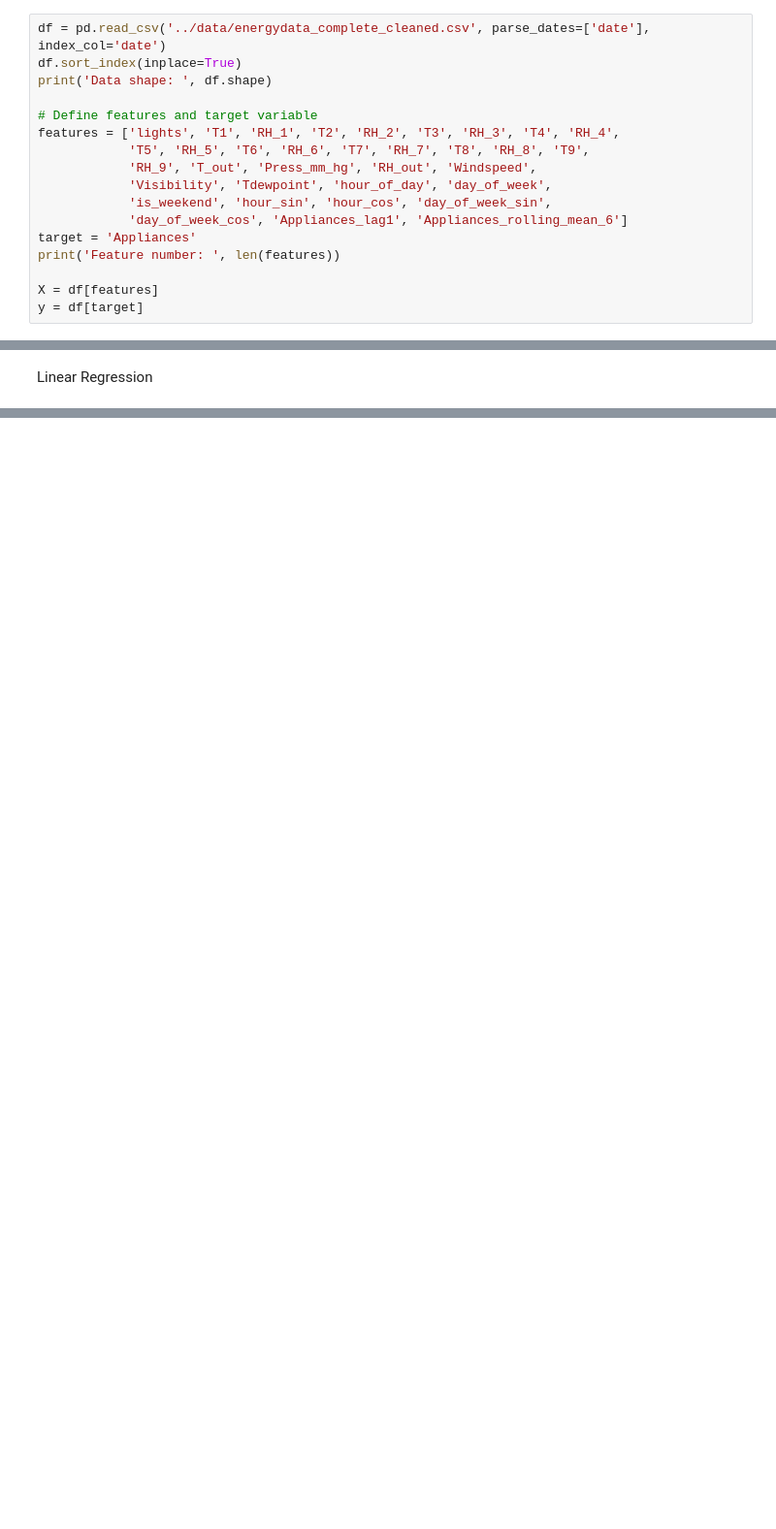
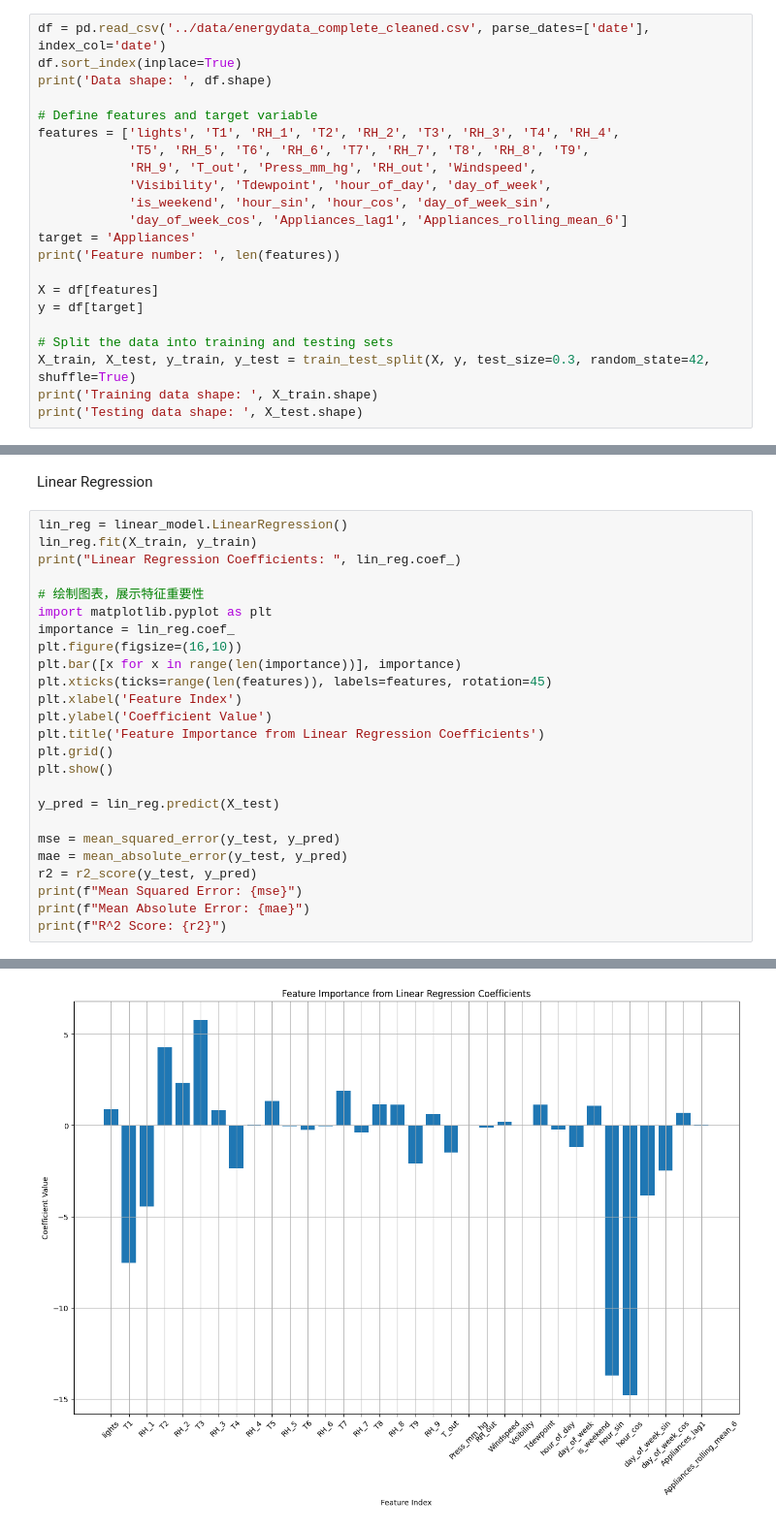
Before and after one commit to CatPieee/Appliances-Energy-Consumption-Forecasting-Using-Time-Series-Machine-Learning, a Jupyter notebook: notebooks/3.0-Traditional_ML_Experimentation.ipynb, the cells around one changed output, grey strips where cells are left out. Shown at 97% size. Saved outputs shown, nothing was run; the diff lists cells and outputs as text; blank space fills up the shorter version.

Commit message:
add linear regression

```diff
--- a/notebooks/3.0-Traditional_ML_Experimentation.ipynb
+++ b/notebooks/3.0-Traditional_ML_Experimentation.ipynb
@@ -25,4 +25,9 @@ print('Feature number: ', len(features))
 
 X = df[features]
 y = df[target]
+
+# Split the data into training and testing sets
+X_train, X_test, y_train, y_test = train_test_split(X, y, test_size=0.3, random_state=42, shuffle=True)
+print('Training data shape: ', X_train.shape)
+print('Testing data shape: ', X_test.shape)
 # %% [output]
@@ -30,2 +38,28 @@ y = df[target]
 # %% [markdown]
 Linear Regression
+# %%
+lin_reg = linear_model.LinearRegression()
+lin_reg.fit(X_train, y_train)
+print("Linear Regression Coefficients: ", lin_reg.coef_)
+
+# 绘制图表，展示特征重要性
+import matplotlib.pyplot as plt
+importance = lin_reg.coef_
+plt.figure(figsize=(16,10))
+plt.bar([x for x in range(len(importance))], importance)
+plt.xticks(ticks=range(len(features)), labels=features, rotation=45)
+plt.xlabel('Feature Index')
+plt.ylabel('Coefficient Value')
+plt.title('Feature Importance from Linear Regression Coefficients')
+plt.grid()
+plt.show()
+
+y_pred = lin_reg.predict(X_test)
+
+mse = mean_squared_error(y_test, y_pred)
+mae = mean_absolute_error(y_test, y_pred)
+r2 = r2_score(y_test, y_pred)
+print(f"Mean Squared Error: {mse}")
+print(f"Mean Absolute Error: {mae}")
+print(f"R^2 Score: {r2}")
+# %% [output]
@@ -31,0 +75 @@ Linear Regression
+[figure, added]
```
Also changed, not shown: parts of 6 cells of this notebook, 1 other file.
